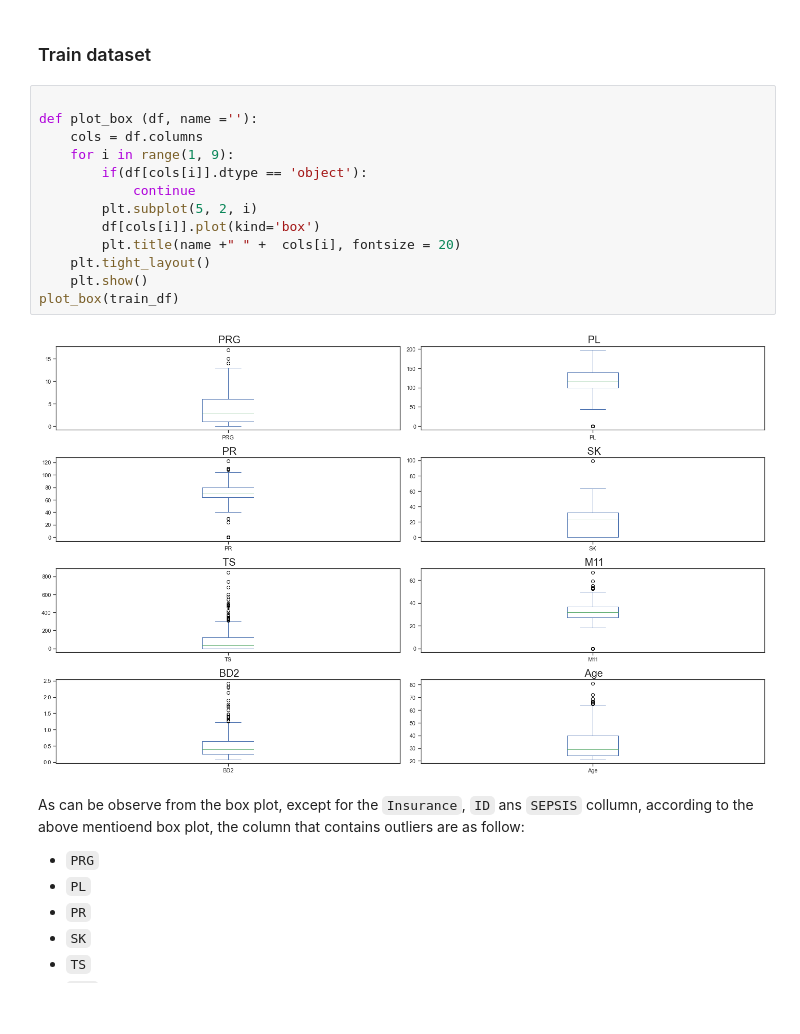
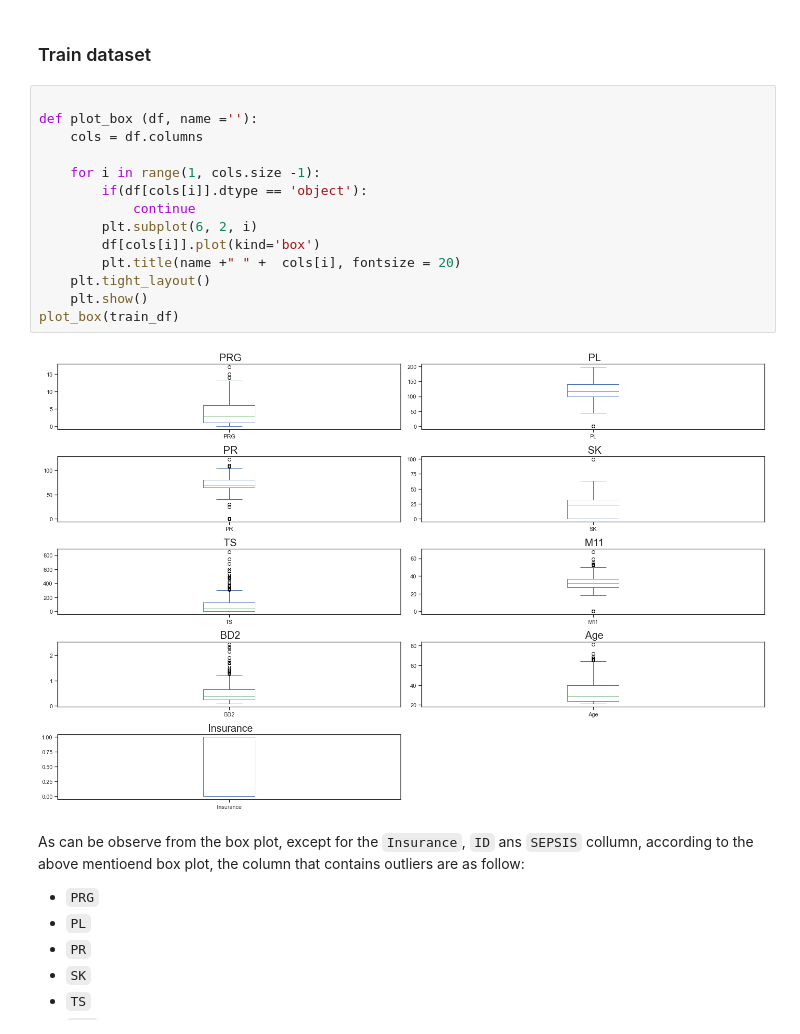
Before and after one commit to nhat117/COSC2753-ASM1, a Jupyter notebook: sepsis_prediction .ipynb, the cells around one changed output. Cells and saved outputs as stored; diff of their text form; blank space fills up the shorter version.

```diff
--- a/sepsis_prediction .ipynb
+++ b/sepsis_prediction .ipynb
@@ -514,18 +514,19 @@ print(test_df['ID'].duplicated().sum())
 # %%
 
 def plot_box (df, name =''):
     cols = df.columns
-    for i in range(1, 9):
+
+    for i in range(1, cols.size -1):
         if(df[cols[i]].dtype == 'object'):
             continue
-        plt.subplot(5, 2, i)
+        plt.subplot(6, 2, i)
         df[cols[i]].plot(kind='box')
         plt.title(name +" " +  cols[i], fontsize = 20)
     plt.tight_layout()
     plt.show()
 plot_box(train_df)
 # %% [output]
-[figure, old version]
+[figure, new version]
 # %% [markdown]
 As can be observe from the box plot, except for the `Insurance`, `ID` ans `SEPSIS` collumn, according to the above mentioend box plot, the column that contains outliers are as follow:
 * `PRG`
```
Also changed, not shown: parts of 18 cells of this notebook, 1 other file.
